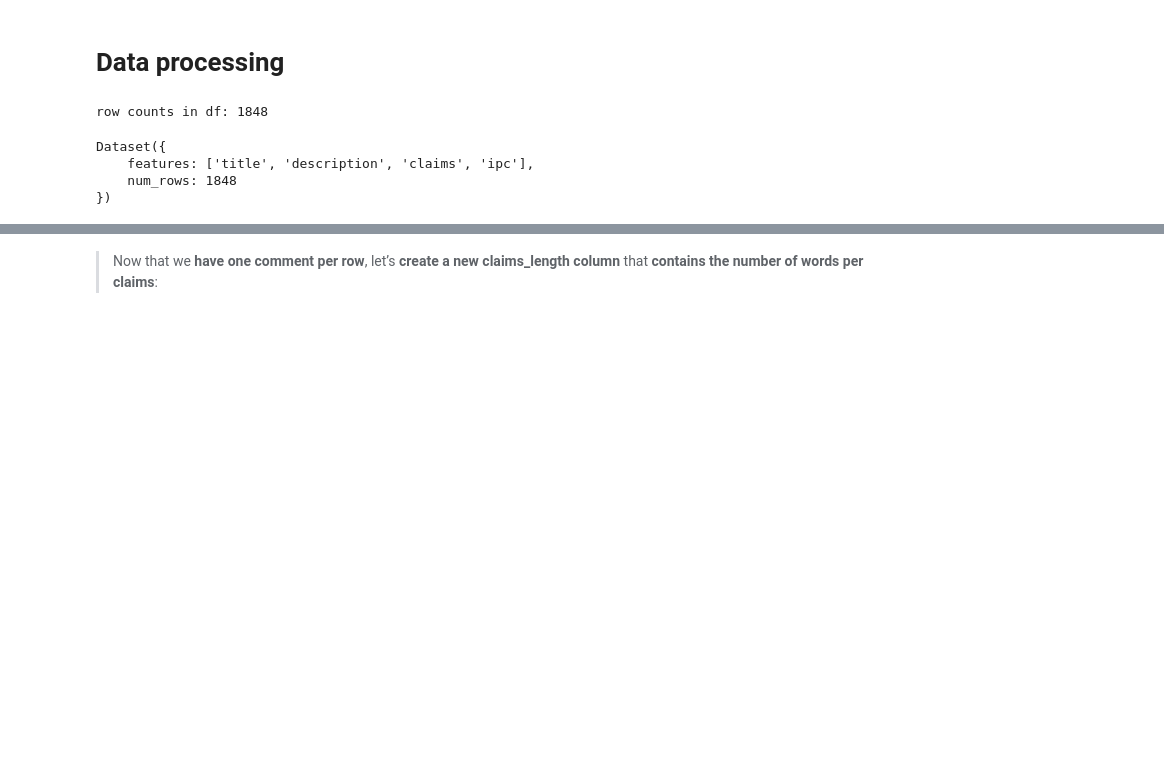
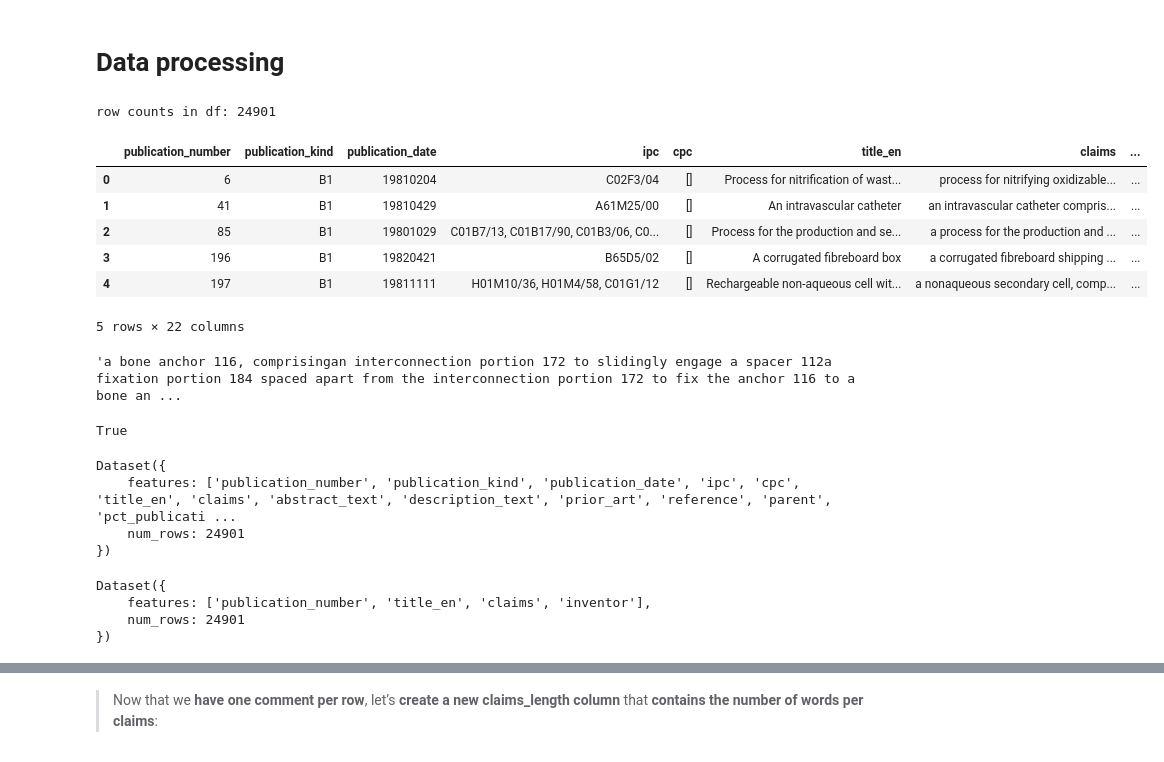
Before and after one commit to Tran-Le-Phuong-Lan/epo-2025, a Jupyter notebook: semantic_search/Semantic_search_with_FAISS_(PyTorch)_epo_ArnabModel.ipynb, the cells around one changed output, grey strips where cells are left out. Drawn from its saved outputs; the diff is of its cells as text; code cells hidden in the pictures; blank space fills up the shorter version.

```diff
--- a/semantic_search/Semantic_search_with_FAISS_(PyTorch)_epo_ArnabModel.ipynb
+++ b/semantic_search/Semantic_search_with_FAISS_(PyTorch)_epo_ArnabModel.ipynb
@@ -24,7 +24,7 @@ import pandas as pd
 # %% [markdown]
 # Data processing
 # %%
-df= pd.read_csv("./df_combine.csv")
+df= pd.read_csv("C:/Users/20245580/Documents/Others/EPO2025/epo_data/Full_dataset.csv")
 print(f"row counts in df: {len(df)}")
 # %% [output]
-row counts in df: 1848
+row counts in df: 24901
@@ -33,3 +31,21 @@ row counts in df: 1848
+# %%
+df.head()
+# %% [output]
+|  | publication_number | publication_kind | publication_date | ipc | cpc | title_en | claims | ... |
+| 0 | 6 | B1 | 19810204 | C02F3/04 | [] | Process for nitrification of wast... | process for nitrifying oxidizable... | ... |
+| 1 | 41 | B1 | 19810429 | A61M25/00 | [] | An intravascular catheter | an intravascular catheter compris... | ... |
+| 2 | 85 | B1 | 19801029 | C01B7/13, C01B17/90, C01B3/06, C0... | [] | Process for the production and se... | a process for the production and ... | ... |
+| 3 | 196 | B1 | 19820421 | B65D5/02 | [] | A corrugated fibreboard box | a corrugated fibreboard shipping ... | ... |
+| 4 | 197 | B1 | 19811111 | H01M10/36, H01M4/58, C01G1/12 | [] | Rechargeable non-aqueous cell wit... | a nonaqueous secondary cell, comp... | ... |
+5 rows × 22 columns
+# %%
+df["claims"][2490]
+# %% [output]
+'a bone anchor 116, comprisingan interconnection portion 172 to slidingly engage a spacer 112a fixation portion 184 spaced apart from the interconnection portion 172 to fix the anchor 116 to a bone an ...
+# %%
+df["publication_number"].is_unique
+# %% [output]
+True
 # %%
 # convert panda data frame to dataset
 from datasets import Dataset
@@ -38,6 +54,18 @@ dataset = Dataset.from_pandas(df)
 dataset
 # %% [output]
 Dataset({
-    features: ['title', 'description', 'claims', 'ipc'],
-    num_rows: 1848
+    features: ['publication_number', 'publication_kind', 'publication_date', 'ipc', 'cpc', 'title_en', 'claims', 'abstract_text', 'description_text', 'prior_art', 'reference', 'parent', 'pct_publicati ...
+    num_rows: 24901
 })
+# %%
+# remove column => table `main`
+columns = dataset.column_names
+columns_to_keep = ['publication_number', 'title_en', 'claims', 'inventor']
+columns_to_remove = set(columns_to_keep).symmetric_difference(columns)
+dataset_main = dataset.remove_columns(columns_to_remove)
+dataset_main
+# %% [output]
+Dataset({
+    features: ['publication_number', 'title_en', 'claims', 'inventor'],
+    num_rows: 24901
+})
```
Also changed, not shown: parts of 5 cells of this notebook, 1 other file.
